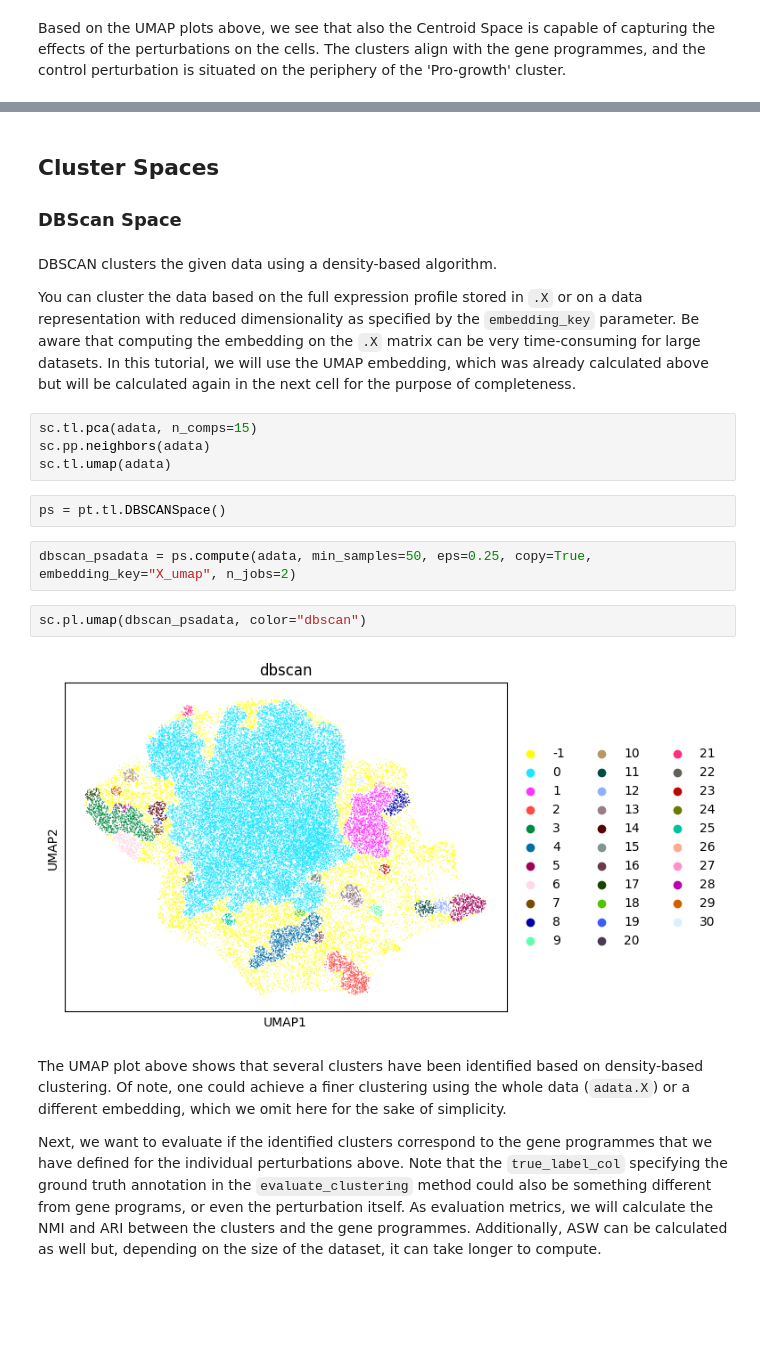
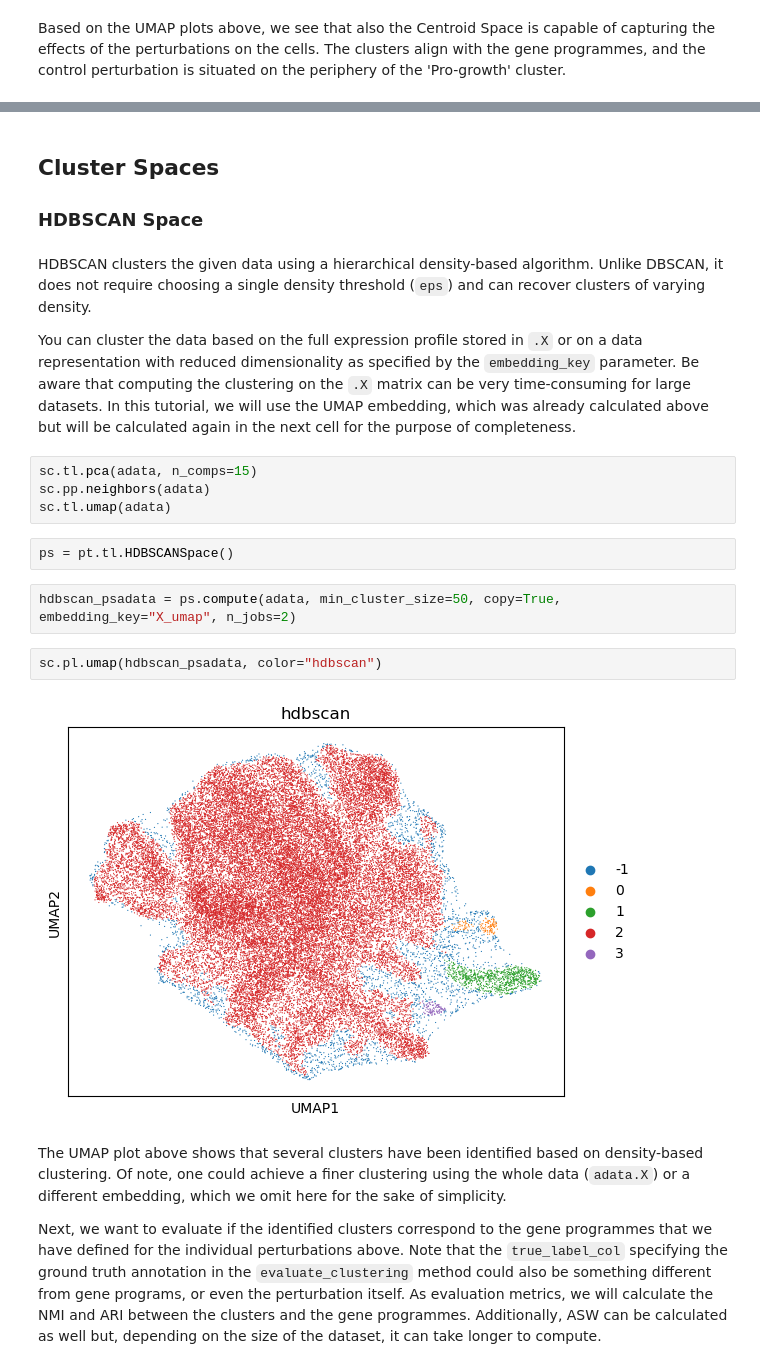
Before and after one commit to scverse/pertpy-tutorials, a Jupyter notebook: perturbation_space.ipynb, the cells around one changed output, grey strips where cells are left out. Cells and saved outputs as stored; diff of their text form; blank space fills up the shorter version.

```diff
--- a/perturbation_space.ipynb
+++ b/perturbation_space.ipynb
@@ -385,24 +389,25 @@ The clusters align with the gene programmes, and the control perturbation is sit
 # %% [markdown]
 ## Cluster Spaces
-### DBScan Space
+### HDBSCAN Space
 # %% [markdown]
-DBSCAN clusters the given data using a density-based algorithm.
+HDBSCAN clusters the given data using a hierarchical density-based algorithm.
+Unlike DBSCAN, it does not require choosing a single density threshold (`eps`) and can recover clusters of varying density.
 
 You can cluster the data based on the full expression profile stored in `.X` or on a data representation with reduced dimensionality as specified by the `embedding_key` parameter.
-Be aware that computing the embedding on the `.X` matrix can be very time-consuming for large datasets.
+Be aware that computing the clustering on the `.X` matrix can be very time-consuming for large datasets.
 In this tutorial, we will use the UMAP embedding, which was already calculated above but will be calculated again in the next cell for the purpose of completeness.
 # %%
 sc.tl.pca(adata, n_comps=15)
 sc.pp.neighbors(adata)
 sc.tl.umap(adata)
 # %%
-ps = pt.tl.DBSCANSpace()
+ps = pt.tl.HDBSCANSpace()
 # %%
-dbscan_psadata = ps.compute(adata, min_samples=50, eps=0.25, copy=True, embedding_key="X_umap", n_jobs=2)
+hdbscan_psadata = ps.compute(adata, min_cluster_size=50, copy=True, embedding_key="X_umap", n_jobs=2)
 # %%
-sc.pl.umap(dbscan_psadata, color="dbscan")
+sc.pl.umap(hdbscan_psadata, color="hdbscan")
 # %% [output]
-[figure, old version]
+[figure, new version]
 # %% [markdown]
 The UMAP plot above shows that several clusters have been identified based on density-based clustering.
 Of note, one could achieve a finer clustering using the whole data (`adata.X`) or a different embedding, which we omit here for the sake of simplicity.
```
Also changed, not shown: parts of 40 cells of this notebook.
